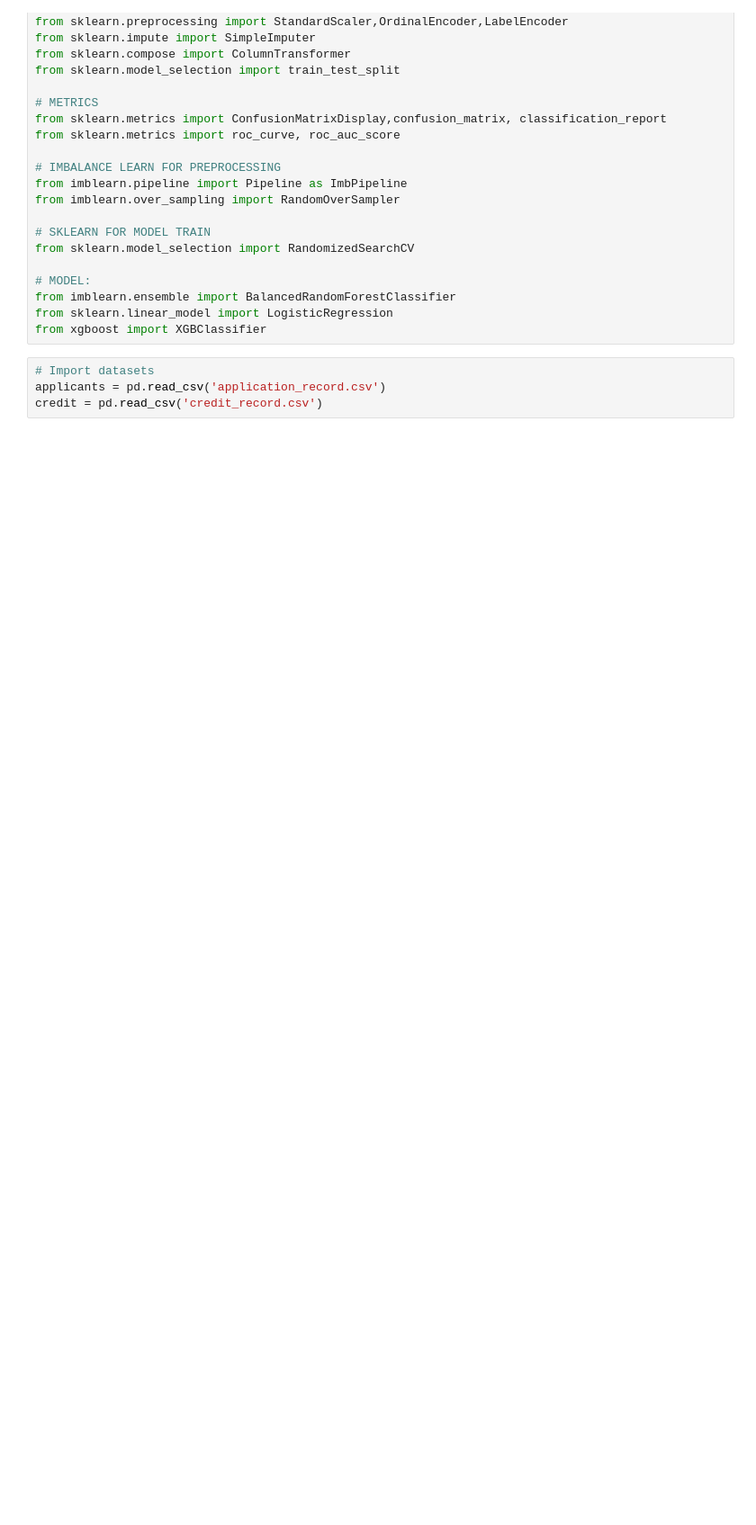
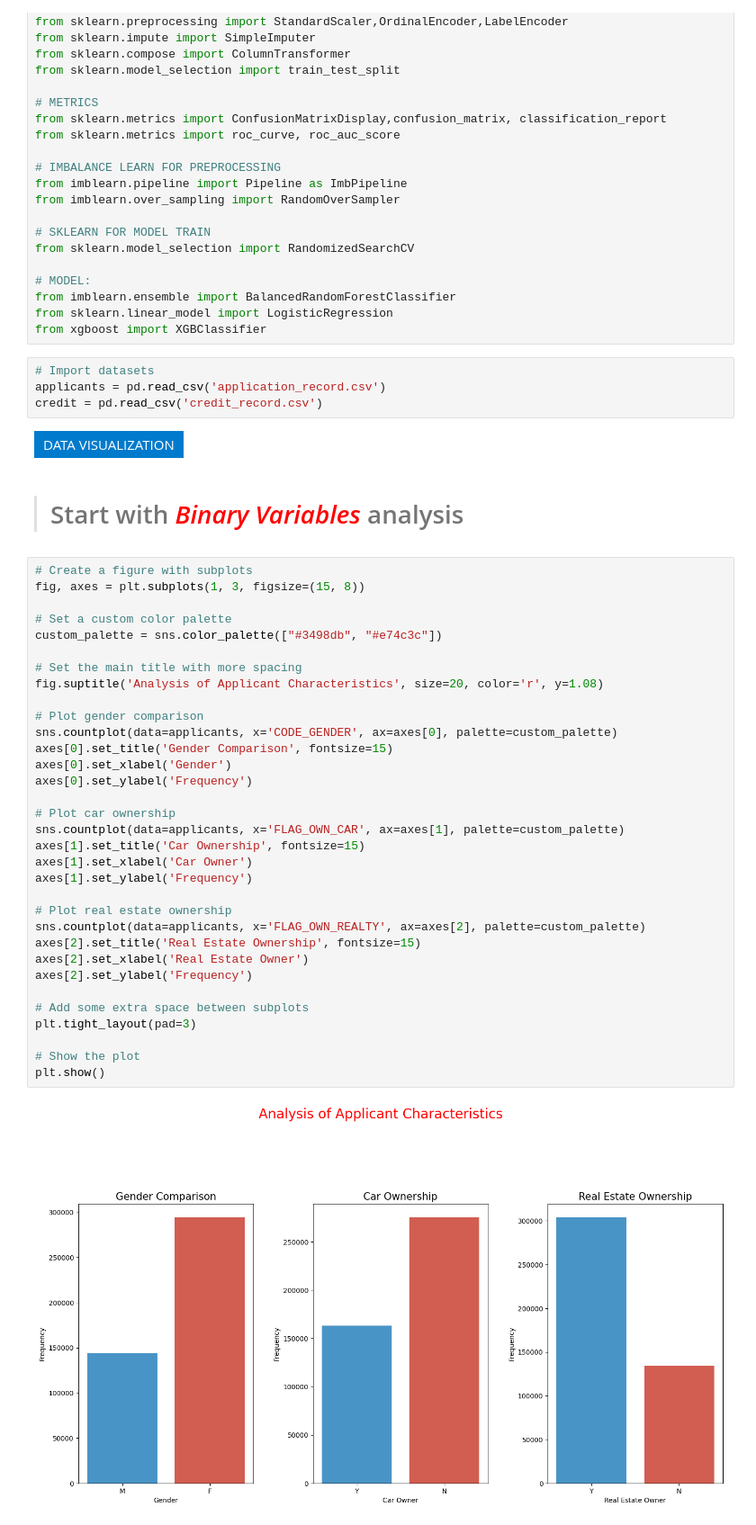
Before and after one commit to ThomasProce/credit-risk-classification, a Jupyter notebook: credit_risk.ipynb, the cells around one changed output. Shown: that part at 90% size. Drawn from its saved outputs; the diff is of its cells as text; blank space fills up the shorter version.

Commit message:
perform binary variables visualization

```diff
--- a/credit_risk.ipynb
+++ b/credit_risk.ipynb
@@ -48,3 +48,42 @@ from xgboost import XGBClassifier
 # Import datasets
 applicants = pd.read_csv('application_record.csv')
 credit = pd.read_csv('credit_record.csv')
+# %% [markdown]
+<span style="background-color: #007ACC; color: white; padding: 5px 10px; font-size: 62px;">DATA VISUALIZATION</span>
+# %% [markdown]
+> # Start with *<span style="color:red">Binary Variables</span>* analysis
+# %%
+# Create a figure with subplots
+fig, axes = plt.subplots(1, 3, figsize=(15, 8))
+
+# Set a custom color palette
+custom_palette = sns.color_palette(["#3498db", "#e74c3c"])
+
+# Set the main title with more spacing
+fig.suptitle('Analysis of Applicant Characteristics', size=20, color='r', y=1.08)
+
+# Plot gender comparison
+sns.countplot(data=applicants, x='CODE_GENDER', ax=axes[0], palette=custom_palette)
+axes[0].set_title('Gender Comparison', fontsize=15)
+axes[0].set_xlabel('Gender')
+axes[0].set_ylabel('Frequency')
+
+# Plot car ownership
+sns.countplot(data=applicants, x='FLAG_OWN_CAR', ax=axes[1], palette=custom_palette)
+axes[1].set_title('Car Ownership', fontsize=15)
+axes[1].set_xlabel('Car Owner')
+axes[1].set_ylabel('Frequency')
+
+# Plot real estate ownership
+sns.countplot(data=applicants, x='FLAG_OWN_REALTY', ax=axes[2], palette=custom_palette)
+axes[2].set_title('Real Estate Ownership', fontsize=15)
+axes[2].set_xlabel('Real Estate Owner')
+axes[2].set_ylabel('Frequency')
+
+# Add some extra space between subplots
+plt.tight_layout(pad=3)
+
+# Show the plot
+plt.show()
+# %% [output]
+[figure, added]
```
Also changed, not shown: parts of 3 cells of this notebook.
